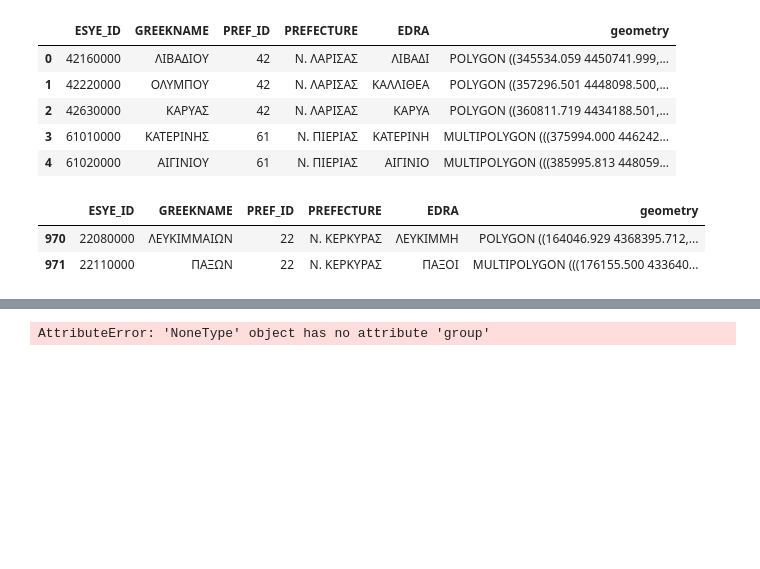
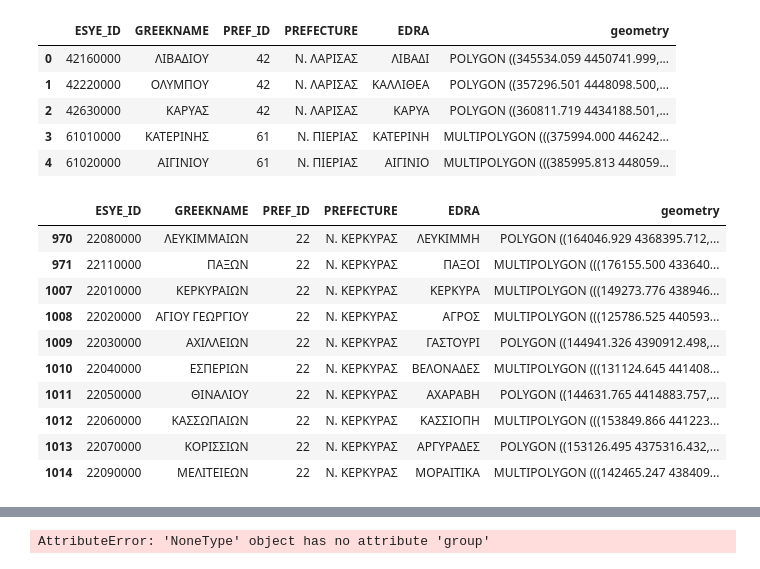
Before and after one commit to bobadams1/house_finder, a Jupyter notebook: code/02_Shoreline_Boundary.ipynb, the cells around one changed output, grey strips where cells are left out. Drawn from its saved outputs; the diff is of its cells as text; code cells hidden in the pictures; blank space fills up the shorter version.

```diff
--- a/code/02_Shoreline_Boundary.ipynb
+++ b/code/02_Shoreline_Boundary.ipynb
@@ -174,11 +189,19 @@ munis.head()
 # %%
 munis_c = munis[munis['PREF_ID'].astype(int) == 22]
 # %%
-munis_c.head(2)
+munis_c.head(10)
 # %% [output]
 |  | ESYE_ID | GREEKNAME | PREF_ID | PREFECTURE | EDRA | geometry |
 | 970 | 22080000 | ΛΕΥΚΙΜΜΑΙΩΝ | 22 | Ν. ΚΕΡΚΥΡΑΣ | ΛΕΥΚΙΜΜΗ | POLYGON ((164046.929 4368395.712,... |
 | 971 | 22110000 | ΠΑΞΩΝ | 22 | Ν. ΚΕΡΚΥΡΑΣ | ΠΑΞΟΙ | MULTIPOLYGON (((176155.500 433640... |
+| 1007 | 22010000 | ΚΕΡΚΥΡΑΙΩΝ | 22 | Ν. ΚΕΡΚΥΡΑΣ | ΚΕΡΚΥΡΑ | MULTIPOLYGON (((149273.776 438946... |
+| 1008 | 22020000 | ΑΓΙΟΥ ΓΕΩΡΓΙΟΥ | 22 | Ν. ΚΕΡΚΥΡΑΣ | ΑΓΡΟΣ | MULTIPOLYGON (((125786.525 440593... |
+| 1009 | 22030000 | ΑΧΙΛΛΕΙΩΝ | 22 | Ν. ΚΕΡΚΥΡΑΣ | ΓΑΣΤΟΥΡΙ | POLYGON ((144941.326 4390912.498,... |
+| 1010 | 22040000 | ΕΣΠΕΡΙΩΝ | 22 | Ν. ΚΕΡΚΥΡΑΣ | ΒΕΛΟΝΑΔΕΣ | MULTIPOLYGON (((131124.645 441408... |
+| 1011 | 22050000 | ΘΙΝΑΛΙΟΥ | 22 | Ν. ΚΕΡΚΥΡΑΣ | ΑΧΑΡΑΒΗ | POLYGON ((144631.765 4414883.757,... |
+| 1012 | 22060000 | ΚΑΣΣΩΠΑΙΩΝ | 22 | Ν. ΚΕΡΚΥΡΑΣ | ΚΑΣΣΙΟΠΗ | MULTIPOLYGON (((153849.866 441223... |
+| 1013 | 22070000 | ΚΟΡΙΣΣΙΩΝ | 22 | Ν. ΚΕΡΚΥΡΑΣ | ΑΡΓΥΡΑΔΕΣ | POLYGON ((153126.495 4375316.432,... |
+| 1014 | 22090000 | ΜΕΛΙΤΕΙΕΩΝ | 22 | Ν. ΚΕΡΚΥΡΑΣ | ΜΟΡΑΙΤΙΚΑ | MULTIPOLYGON (((142465.247 438409... |
 # %%
 # Get translation from Greek to English Characters
 !pip install googletrans
```
Also changed, not shown: parts of 25 cells of this notebook, 4 other files.
